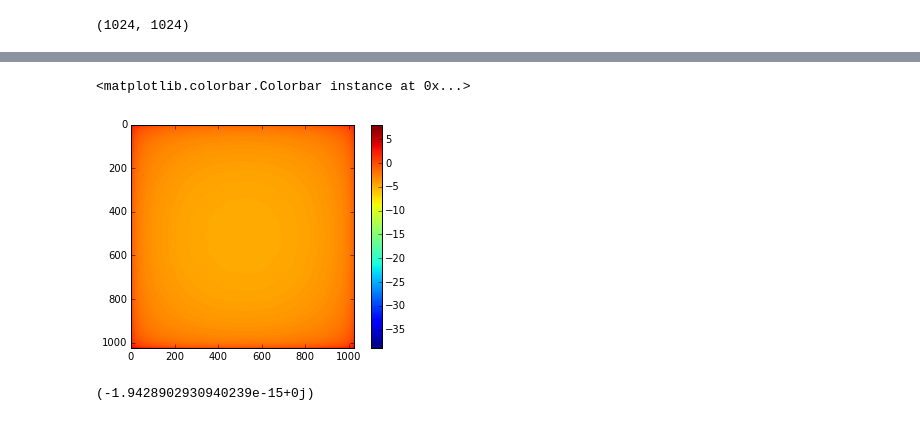
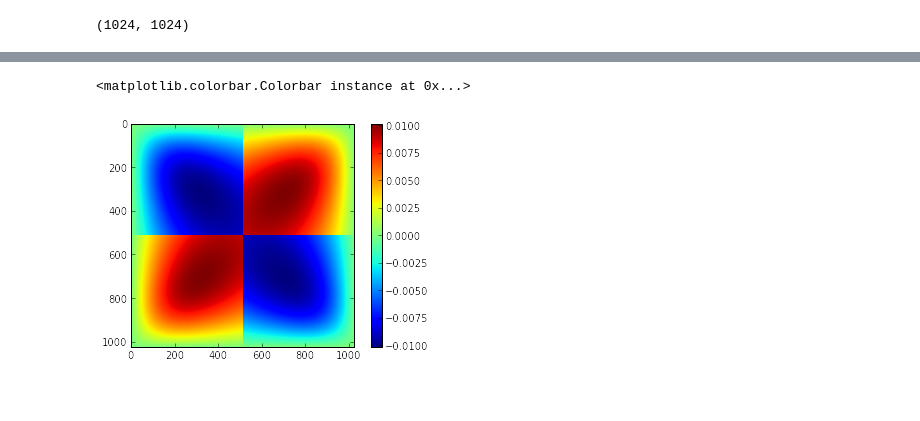
Before and after one commit to flgomezc/AndeanCosmoSchool2015, a Jupyter notebook: week4/02 practica1.ipynb, the cells around one changed output, grey strips where cells are left out. Drawn from its saved outputs; the diff is of its cells as text; code cells hidden in the pictures; blank space fills up the shorter version.

Commit message:
Issues with fft and fftshift

```diff
--- a/week4/02 practica1.ipynb
+++ b/week4/02 practica1.ipynb
@@ -36,14 +34,10 @@ colorbar()
 # %%
-fttgamma2 = fft2(gamma2)
-imshow(log(abs(fttgamma2)))
+fttgamma2 = fftshift(gamma2)
+imshow(fttgamma2)
 colorbar()
 # %% [output]
 <matplotlib.colorbar.Colorbar instance at 0x...>
-[figure, old version]
+[figure, new version]
-# %%
-fttgamma1[512][512]
-# %% [output]
-(-1.9428902930940239e-15+0j)
 # %%
 tgamma1 = np.zeros([512,512]).astype(complex)
 tgamma2 = np.zeros([512,512]).astype(complex)
```
Also changed, not shown: parts of 19 cells of this notebook.
